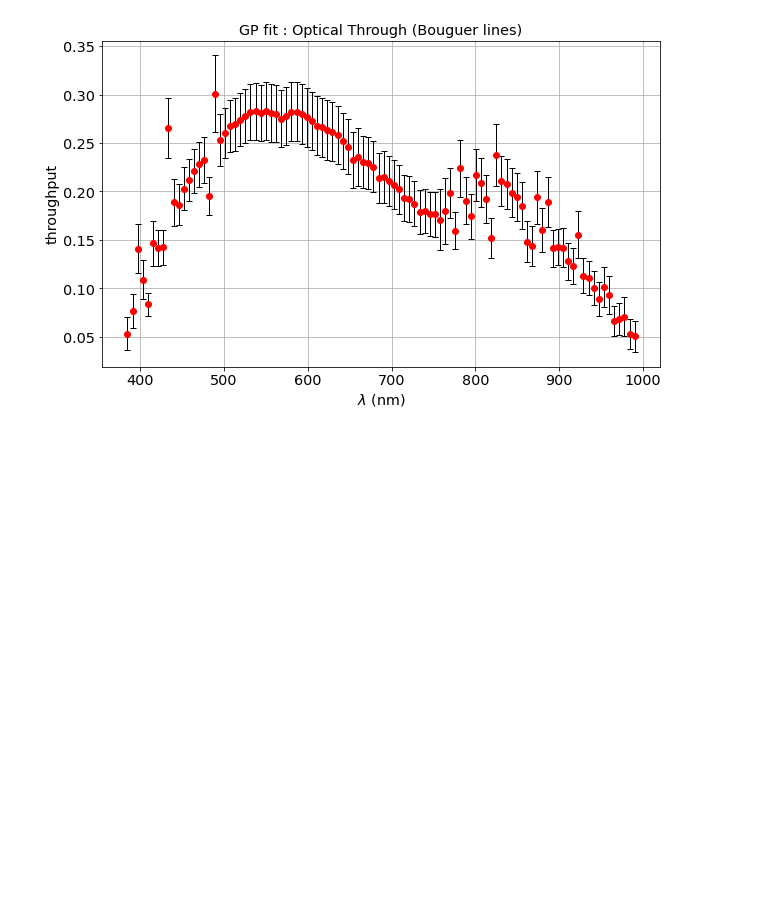
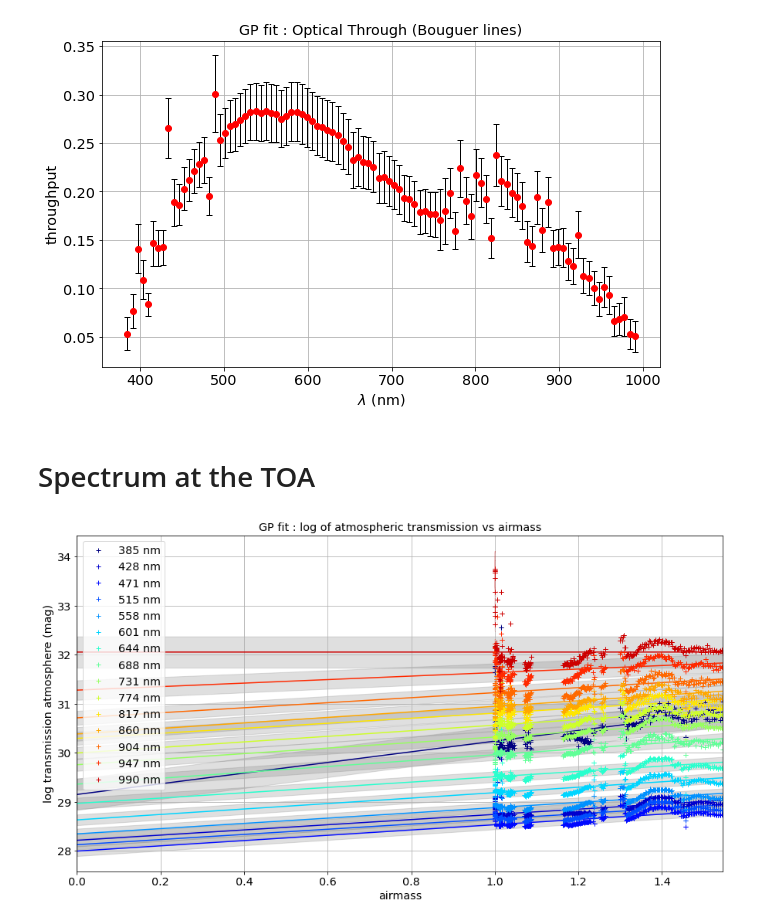
Before and after one commit to sylvielsstfr/PhotomCorrectAuxTel, a Jupyter notebook: analysis/MLfit_gp_data/MLfit_bouguer_gp.ipynb, the cells around one changed output. Saved outputs shown, nothing was run; the diff lists cells and outputs as text; code cells hidden in the pictures; blank space fills up the shorter version.

```diff
--- a/analysis/MLfit_gp_data/MLfit_bouguer_gp.ipynb
+++ b/analysis/MLfit_gp_data/MLfit_bouguer_gp.ipynb
@@ -499,6 +499,11 @@ if 'GENERAL' in config_section:
     WLMINSEL      = float(config['GENERAL']['WLMINSEL'])
     WLMAXSEL      = float(config['GENERAL']['WLMAXSEL'])
     normalisation_factor = float(config['GENERAL']['normalisation_factor'])
+    NPOINTSVIEW       =    int(config['GENERAL']['NPOINTSVIEW'])
+    NPOINTSSAVE       =    int(config['GENERAL']['NPOINTSSAVE'])
+    outputfile_linearfit =  config['GENERAL']['outputfile_linearfit']
+    outputfile_gp        =  config['GENERAL']['outputfile_gp']
+
 
 else:
     msg = f"Configuration file : empty section GENERAL in config file {config_filename} !"
@@ -898,3 +903,9 @@ ax.set_title(title)
 ax.grid()
 # %% [output]
 [figure]
+# %% [markdown]
+# Spectrum at the TOA
+# %%
+w,m,e=GetBouguerLinesGP(NPOINTSVIEW,WL,AirM,Mags2,EMags2,FLAG_PLOT=True)
+# %% [output]
+[figure, added]
```
Also changed, not shown: parts of 26 cells of this notebook, 3 other files.
